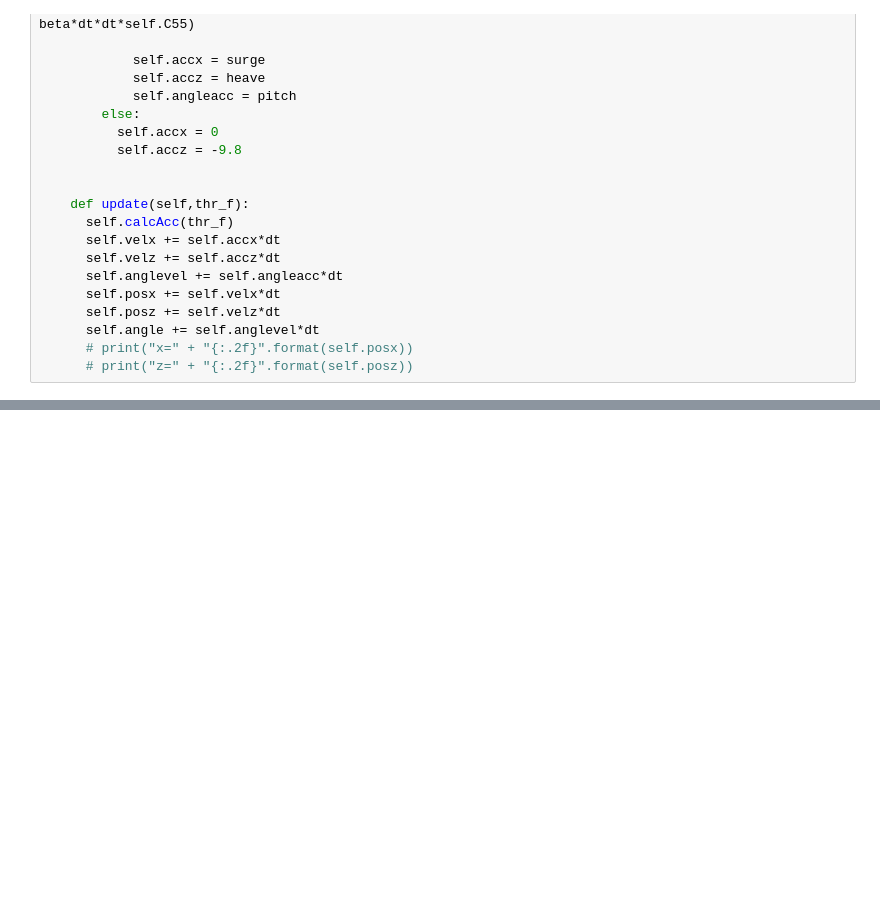
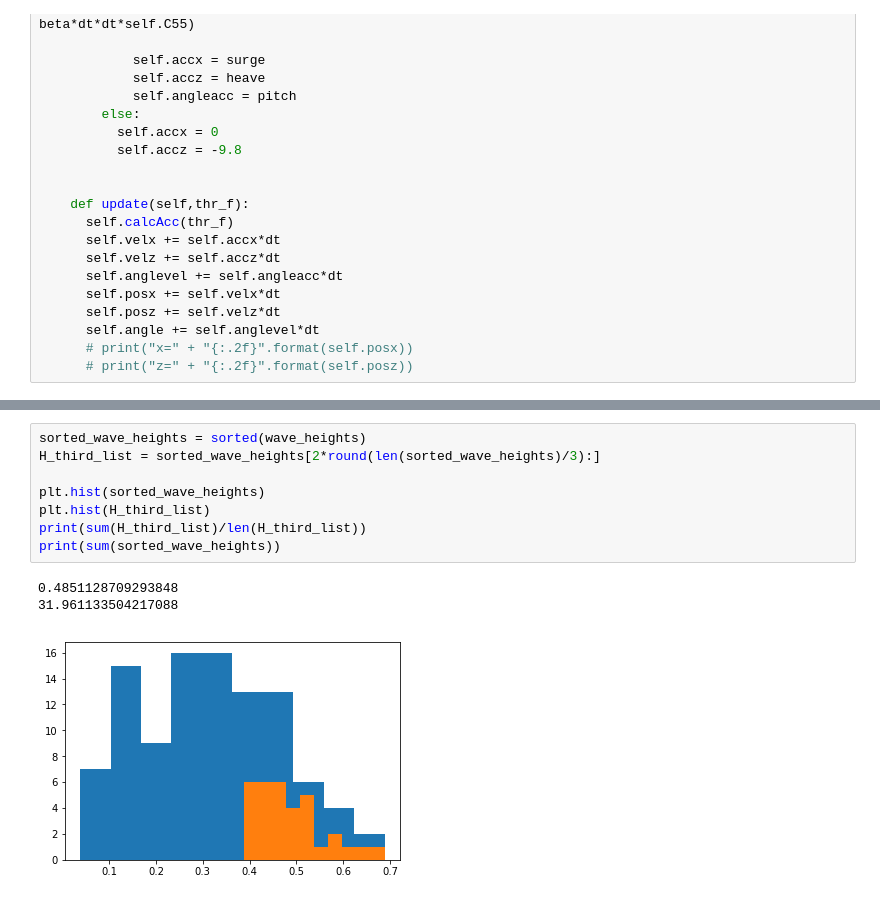
Before and after one commit to shiokoala/soturon, a Jupyter notebook: ship_rao copy 2.ipynb, the cells around one changed output, grey strips where cells are left out. Saved outputs shown, nothing was run; the diff lists cells and outputs as text; blank space fills up the shorter version.

```diff
--- a/ship_rao copy 2.ipynb
+++ b/ship_rao copy 2.ipynb
@@ -215,0 +301,12 @@ ax.hist(ol)
+# %%
+sorted_wave_heights = sorted(wave_heights)
+H_third_list = sorted_wave_heights[2*round(len(sorted_wave_heights)/3):]
+
+plt.hist(sorted_wave_heights)
+plt.hist(H_third_list)
+print(sum(H_third_list)/len(H_third_list))
+print(sum(sorted_wave_heights))
+# %% [output]
+0.4851128709293848
+31.961133504217088
+[figure, added]
```
Also changed, not shown: parts of 15 cells of this notebook.
